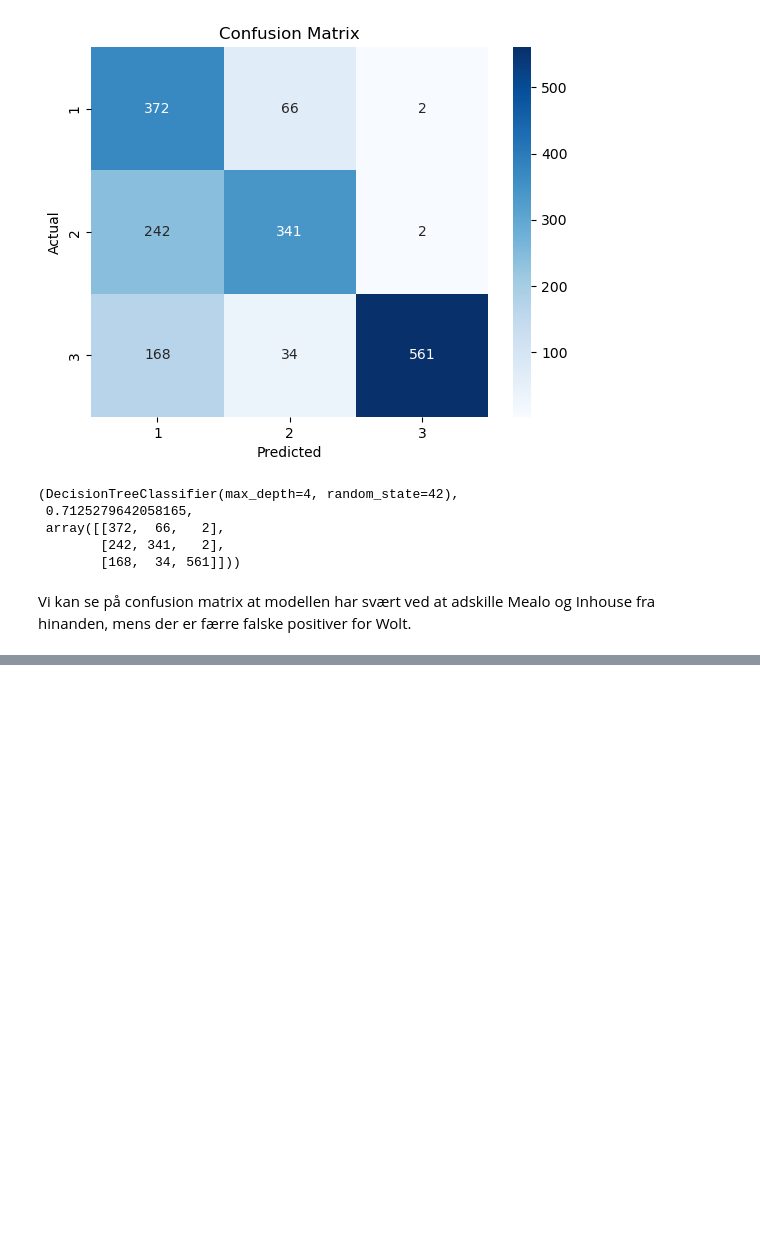
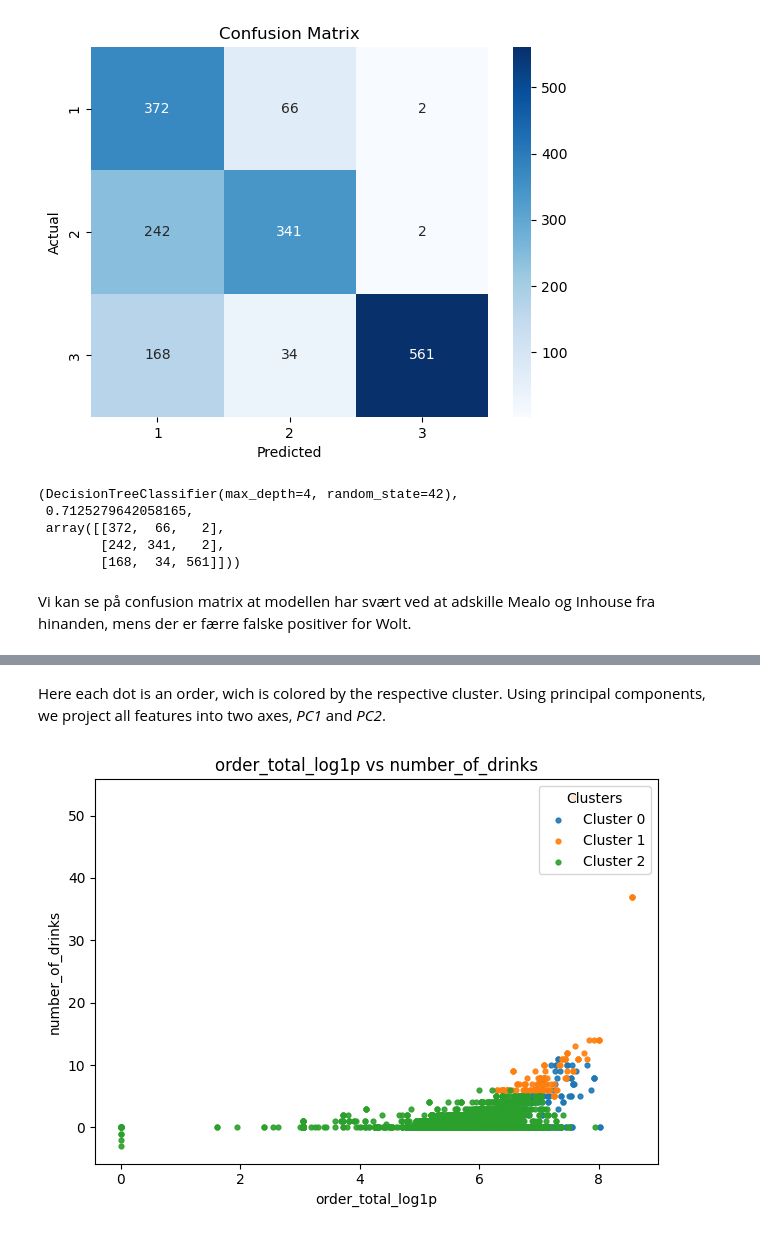
Before and after one commit to AndyTheDragon/dat4bi_examproject, a Jupyter notebook: report.ipynb, the cells around one changed output, grey strips where cells are left out. Cells and saved outputs as stored; diff of their text form; code cells hidden in the pictures; blank space fills up the shorter version.

```diff
--- a/report.ipynb
+++ b/report.ipynb
@@ -123,0 +141,6 @@ Vi kan se på confusion matrix at modellen har svært ved at adskille Mealo og I
+# %% [markdown]
+Here each dot is an order, wich is colored by the respective cluster. Using principal components, we project all features into two axes, *PC1* and *PC2*.
+# %%
+res, X = scc.show_feature_scatter_2d(df,'order_total_log1p','number_of_drinks',)
+# %% [output]
+[figure, added]
```
Also changed, not shown: parts of 6 cells of this notebook.
